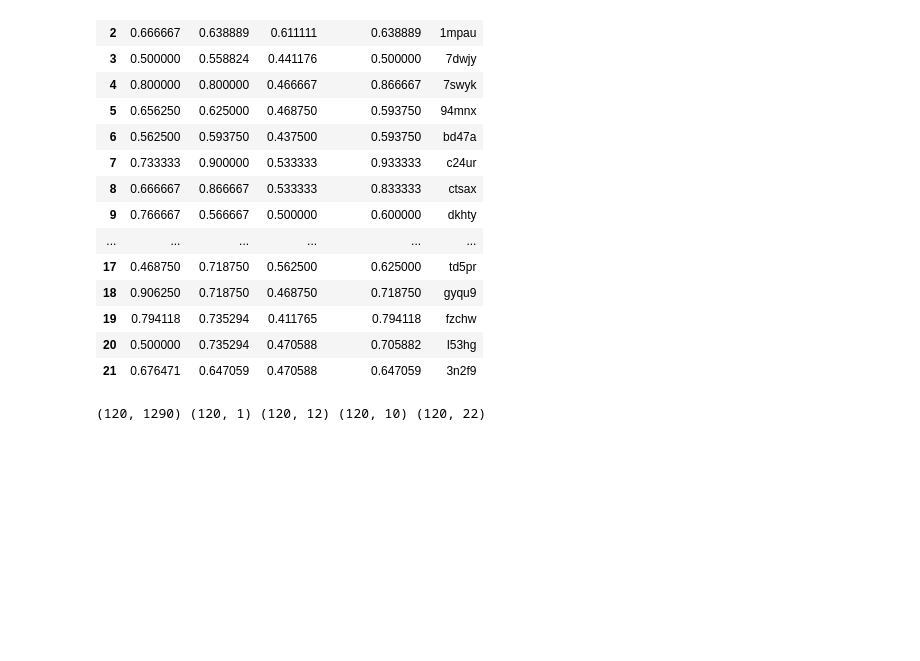
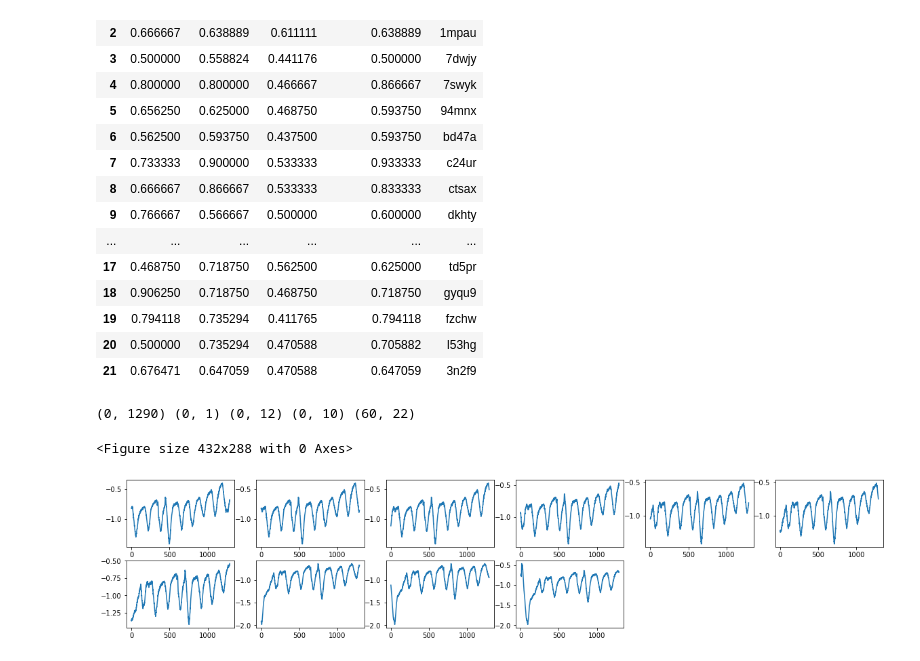
Before and after one commit to Aekai/Wi-Mind, a Jupyter notebook: FeatureExtractionModule/src/autoencoder_approach/Input Data tests.ipynb, the cells around one changed output. Drawn from its saved outputs; the diff is of its cells as text; code cells hidden in the pictures; blank space fills up the shorter version.

```diff
--- a/FeatureExtractionModule/src/autoencoder_approach/Input Data tests.ipynb
+++ b/FeatureExtractionModule/src/autoencoder_approach/Input Data tests.ipynb
@@ -941,6 +941,8 @@ def get_task_complexities_timeframes_br_hb(path, ident, seconds):
 
         ### task complexity classification
         if cog_res['task_complexity'][task_num_table] == 'medium':
+            continue
+        if cog_res['task_complexity'][task_num_table] == 'low':
             continue
         # if cog_res['task_label'][task_num_table] == 'FA' or cog_res['task_label'][task_num_table] == 'HP':
         #     continue
@@ -1008,4 +1010,17 @@ data, ys, brs, hbs, combined = get_data_from_idents_br_hb(path, [ident], seconds
 # %%
 print(tasks_data.shape, tasks_y.shape, breathing.shape, heartbeat.shape, combined.shape)
 # %% [output]
-(120, 1290) (120, 1) (120, 12) (120, 10) (120, 22)
+(0, 1290) (0, 1) (0, 12) (0, 10) (60, 22)
+# %%
+#plot n samples
+n = 10
+
+#plot some data
+plt.figure()
+plt.figure(figsize=(20, 4))
+for i in range(n):
+    plt.subplot(n/5, 6, i+1)
+    plt.plot(data[i])
+# %% [output]
+<Figure size 432x288 with 0 Axes>
+[figure, added]
```
Also changed, not shown: 6 other files.
